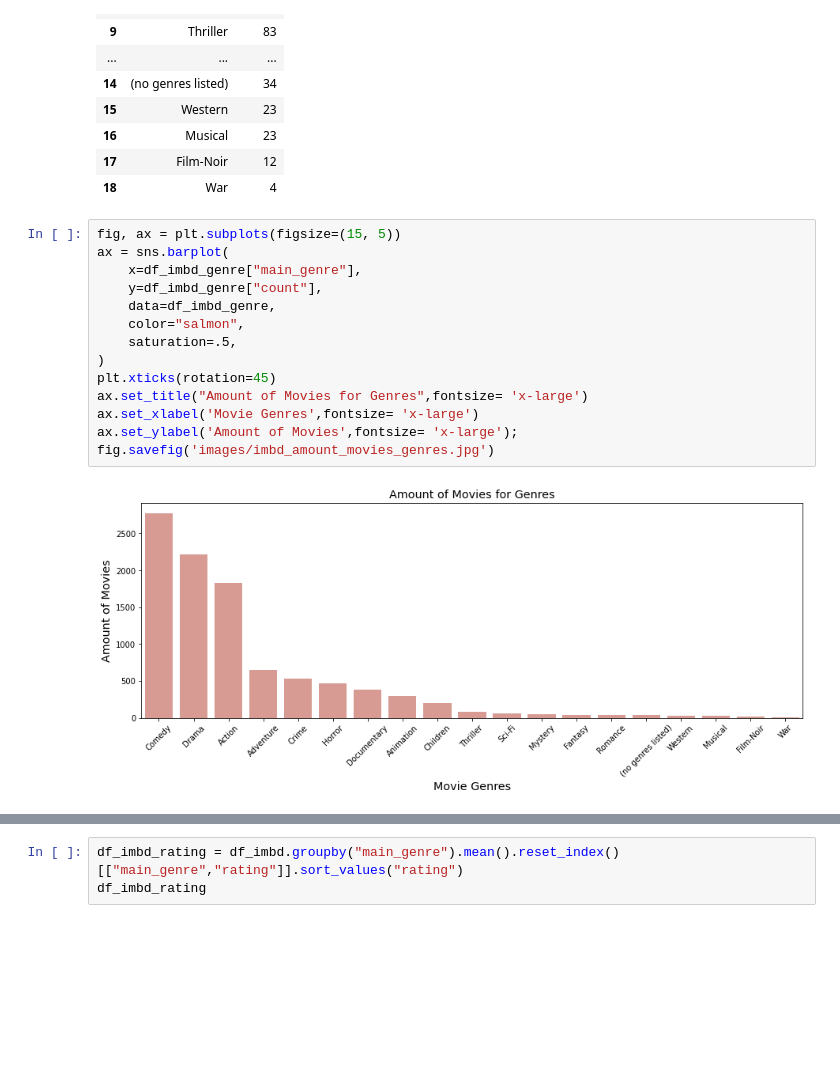
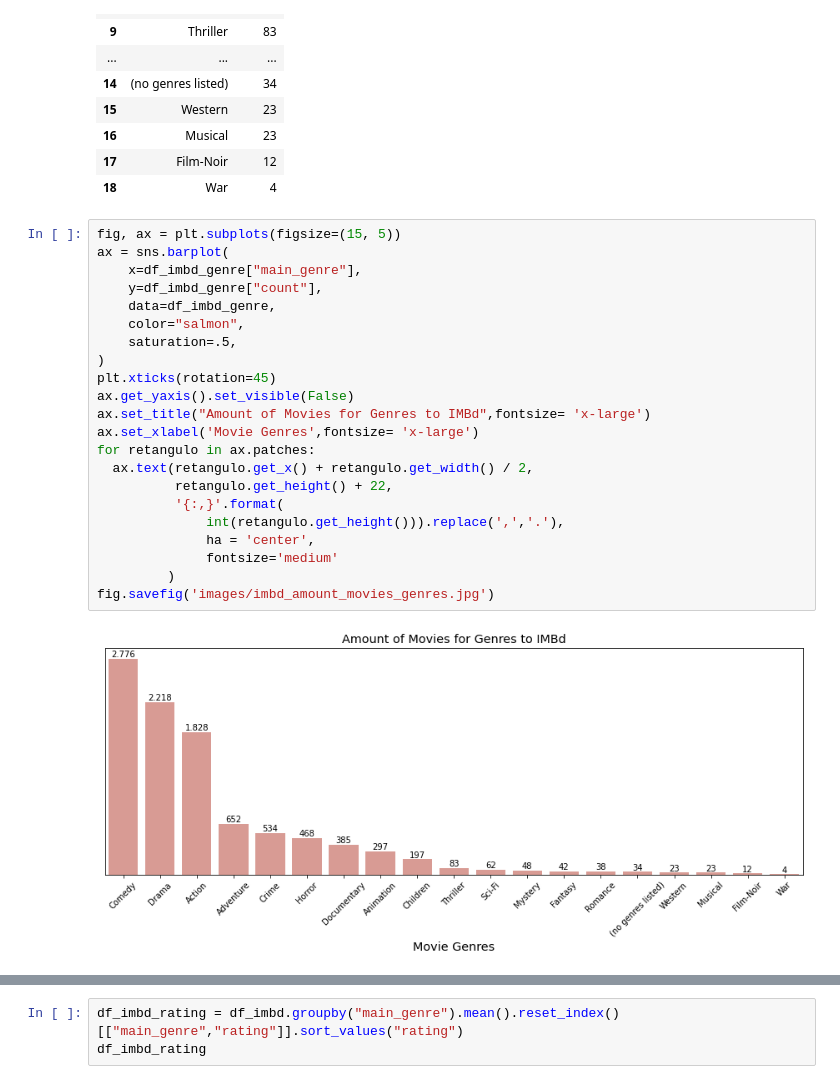
Before and after one commit to rafaelladuarte/film_rating_exploratory_analysis, a Jupyter notebook: analysis_imbd.ipynb, the cells around one changed output, grey strips where cells are left out. Drawn from its saved outputs; the diff is of its cells as text; blank space fills up the shorter version.

```diff
--- a/analysis_imbd.ipynb
+++ b/analysis_imbd.ipynb
@@ -256,19 +256,27 @@ df_imbd_genre
 # %%
 fig, ax = plt.subplots(figsize=(15, 5))
 ax = sns.barplot(
     x=df_imbd_genre["main_genre"],
     y=df_imbd_genre["count"],
     data=df_imbd_genre,
     color="salmon",
     saturation=.5,
 )
 plt.xticks(rotation=45)
-ax.set_title("Amount of Movies for Genres",fontsize= 'x-large')
+ax.get_yaxis().set_visible(False)
+ax.set_title("Amount of Movies for Genres to IMBd",fontsize= 'x-large')
 ax.set_xlabel('Movie Genres',fontsize= 'x-large')
-ax.set_ylabel('Amount of Movies',fontsize= 'x-large');
+for retangulo in ax.patches:
+  ax.text(retangulo.get_x() + retangulo.get_width() / 2,
+          retangulo.get_height() + 22,
+          '{:,}'.format(
+              int(retangulo.get_height())).replace(',','.'),
+              ha = 'center',
+              fontsize='medium'
+         )
 fig.savefig('images/imbd_amount_movies_genres.jpg')
 # %% [output]
-[figure, old version]
+[figure, new version]
 # %%
 fig, ax = plt.subplots(figsize=(15, 8))
 plt.xticks(rotation=45)
```
Also changed, not shown: parts of 13 cells of this notebook, 6 other files.
